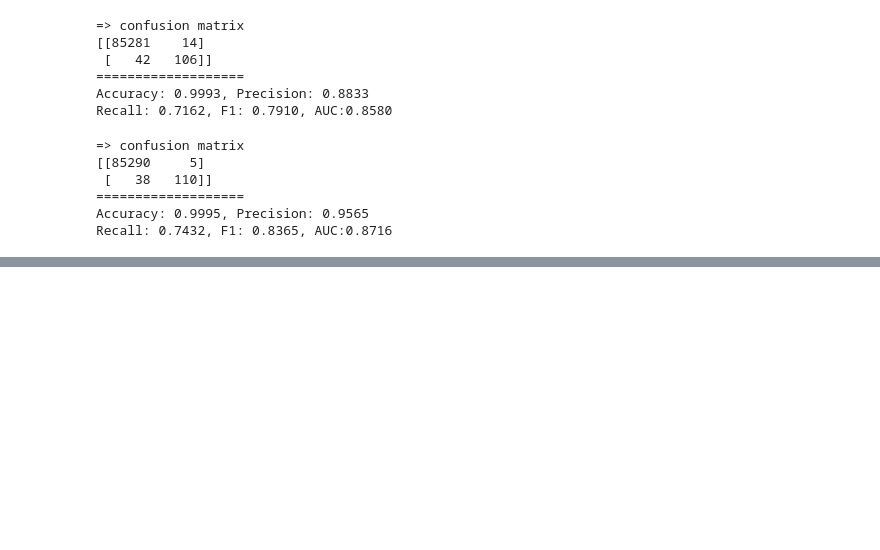
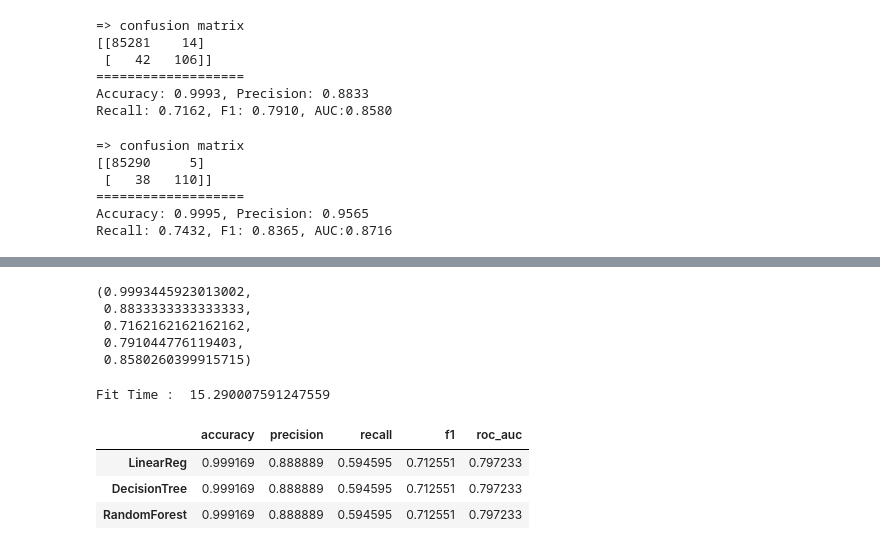
Before and after one commit to shinevol53/MachineLearning, a Jupyter notebook: ML10_CreditCardFraudDetection.ipynb, the cells around one changed output, grey strips where cells are left out. Cells and saved outputs as stored; diff of their text form; code cells hidden in the pictures; blank space fills up the shorter version.

```diff
--- a/ML10_CreditCardFraudDetection.ipynb
+++ b/ML10_CreditCardFraudDetection.ipynb
@@ -164,0 +163,45 @@ ModuleNotFoundError: No module named 'lightgbm'
+# %%
+### 모델과 데이터를 주면 성능을 출력하는 함수
+
+def get_result(model, X_train, y_train, X_test, y_test):
+    model.fit(X_train, y_train)
+    pred = model.predict(X_test)
+
+    return get_clf_eval(y_test, pred)
+# %%
+### 다수의 모델의 성능을 정리해서 DataFrame으로 반환하는 함수
+def get_result_pd(modles, model_names, X_train, y_train, X_test, y_test):
+    col_names = ['accuracy', 'precision', 'recall', 'f1', 'roc_auc']
+    tmp = []
+
+    for model in models:
+        tmp.append(get_result(model, X_train, y_train, X_test, y_test))
+
+        return pd.DataFrame(tmp, columns=col_names, index=model_names)
+# %%
+# 함수 코드 test
+get_result(dt_clf, X_train, y_train, X_test, y_test)
+# %% [output]
+(0.9993445923013002,
+ 0.8833333333333333,
+ 0.7162162162162162,
+ 0.791044776119403,
+ 0.8580260399915715)
+# %%
+# code error -> 다 똑같이 나옴(fixing)
+import time
+
+models = [lr_clf, dt_clf, rf_clf]
+model_names = ['LinearReg', 'DecisionTree', 'RandomForest']
+
+start_time = time.time()
+results = get_result_pd(models, model_names, X_train, y_train, X_test, y_test)
+
+print('Fit Time : ', time.time() - start_time)
+results
+# %% [output]
+Fit Time :  15.290007591247559
+|  | accuracy | precision | recall | f1 | roc_auc |
+| LinearReg | 0.999169 | 0.888889 | 0.594595 | 0.712551 | 0.797233 |
+| DecisionTree | 0.999169 | 0.888889 | 0.594595 | 0.712551 | 0.797233 |
+| RandomForest | 0.999169 | 0.888889 | 0.594595 | 0.712551 | 0.797233 |
```
Also changed, not shown: parts of 2 cells of this notebook.
